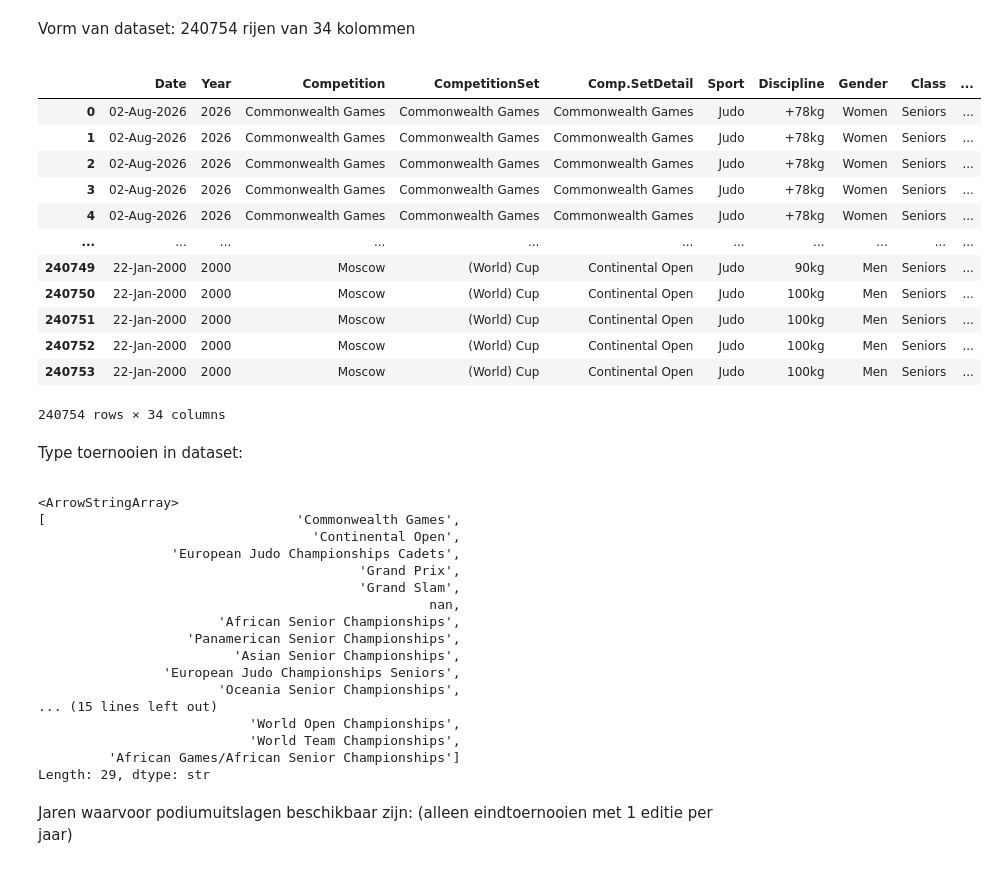
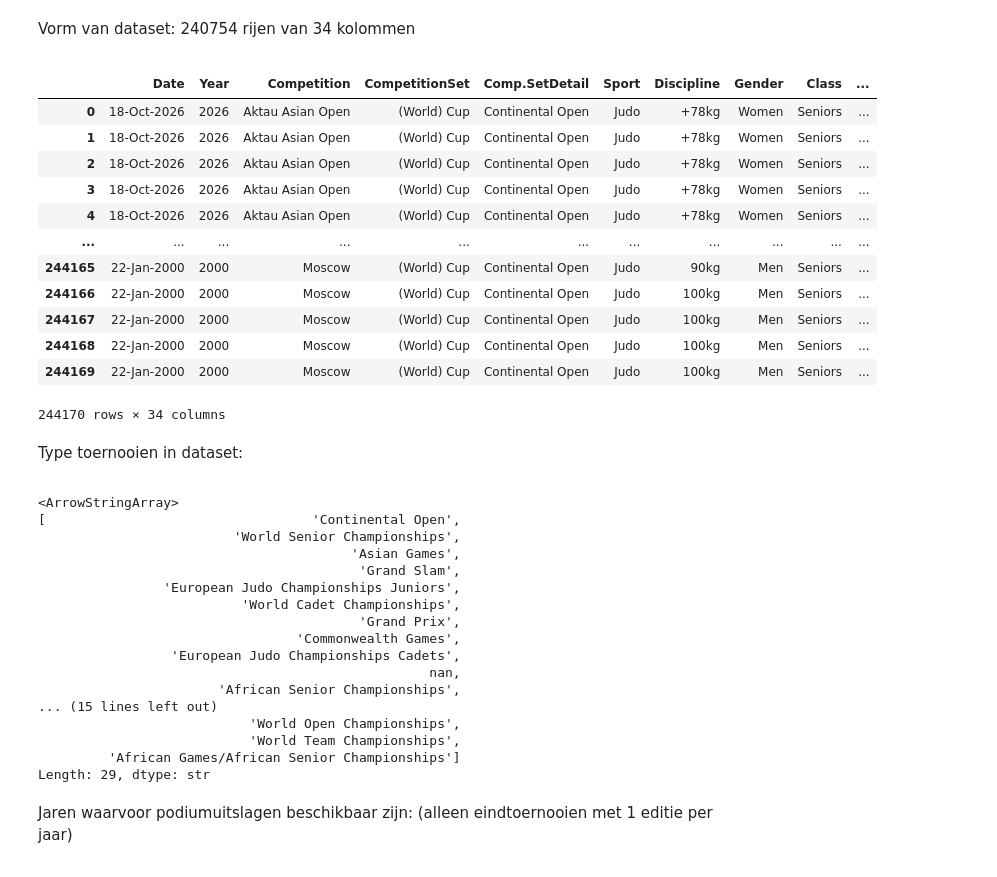
Before and after one commit to larsvanoostrum1/judoconversie, a Jupyter notebook: judo.ipynb, the cells around one changed output. Drawn from its saved outputs; the diff is of its cells as text; code cells hidden in the pictures.

```diff
--- a/judo.ipynb
+++ b/judo.ipynb
@@ -16,40 +16,40 @@ PLOTS_DIR.mkdir(parents=True, exist_ok=True)
 # %% [markdown]
 <p> Vorm van dataset: 240754 rijen van 34 kolommen <p>
 # %%
-df = pd.read_csv("d66ca724cd704e44858c2a736b4262df.csv")
+df = pd.read_csv("f61c367bebd3453e94245632c81b364b.csv")
 df = df.drop(columns=['Sec/Mtr/Pts', 'Phase', 'Is Olympic Discipline', 'Result']).copy()
 df
 # %% [output]
 |  | Date | Year | Competition | CompetitionSet | Comp.SetDetail | Sport | Discipline | Gender | Class | ... |
-| 0 | 02-Aug-2026 | 2026 | Commonwealth Games | Commonwealth Games | Commonwealth Games | Judo | +78kg | Women | Seniors | ... |
-| 1 | 02-Aug-2026 | 2026 | Commonwealth Games | Commonwealth Games | Commonwealth Games | Judo | +78kg | Women | Seniors | ... |
-| 2 | 02-Aug-2026 | 2026 | Commonwealth Games | Commonwealth Games | Commonwealth Games | Judo | +78kg | Women | Seniors | ... |
-| 3 | 02-Aug-2026 | 2026 | Commonwealth Games | Commonwealth Games | Commonwealth Games | Judo | +78kg | Women | Seniors | ... |
-| 4 | 02-Aug-2026 | 2026 | Commonwealth Games | Commonwealth Games | Commonwealth Games | Judo | +78kg | Women | Seniors | ... |
+| 0 | 18-Oct-2026 | 2026 | Aktau Asian Open | (World) Cup | Continental Open | Judo | +78kg | Women | Seniors | ... |
+| 1 | 18-Oct-2026 | 2026 | Aktau Asian Open | (World) Cup | Continental Open | Judo | +78kg | Women | Seniors | ... |
+| 2 | 18-Oct-2026 | 2026 | Aktau Asian Open | (World) Cup | Continental Open | Judo | +78kg | Women | Seniors | ... |
+| 3 | 18-Oct-2026 | 2026 | Aktau Asian Open | (World) Cup | Continental Open | Judo | +78kg | Women | Seniors | ... |
+| 4 | 18-Oct-2026 | 2026 | Aktau Asian Open | (World) Cup | Continental Open | Judo | +78kg | Women | Seniors | ... |
 | ... | ... | ... | ... | ... | ... | ... | ... | ... | ... | ... |
-| 240749 | 22-Jan-2000 | 2000 | Moscow | (World) Cup | Continental Open | Judo | 90kg | Men | Seniors | ... |
-| 240750 | 22-Jan-2000 | 2000 | Moscow | (World) Cup | Continental Open | Judo | 100kg | Men | Seniors | ... |
-| 240751 | 22-Jan-2000 | 2000 | Moscow | (World) Cup | Continental Open | Judo | 100kg | Men | Seniors | ... |
-| 240752 | 22-Jan-2000 | 2000 | Moscow | (World) Cup | Continental Open | Judo | 100kg | Men | Seniors | ... |
-| 240753 | 22-Jan-2000 | 2000 | Moscow | (World) Cup | Continental Open | Judo | 100kg | Men | Seniors | ... |
+| 244165 | 22-Jan-2000 | 2000 | Moscow | (World) Cup | Continental Open | Judo | 90kg | Men | Seniors | ... |
+| 244166 | 22-Jan-2000 | 2000 | Moscow | (World) Cup | Continental Open | Judo | 100kg | Men | Seniors | ... |
+| 244167 | 22-Jan-2000 | 2000 | Moscow | (World) Cup | Continental Open | Judo | 100kg | Men | Seniors | ... |
+| 244168 | 22-Jan-2000 | 2000 | Moscow | (World) Cup | Continental Open | Judo | 100kg | Men | Seniors | ... |
+| 244169 | 22-Jan-2000 | 2000 | Moscow | (World) Cup | Continental Open | Judo | 100kg | Men | Seniors | ... |
-240754 rows × 34 columns
+244170 rows × 34 columns
 # %% [markdown]
 <p>Type toernooien in dataset: <p>
 # %%
 df['Comp.SetDetail'].unique()
 # %% [output]
 <ArrowStringArray>
-[                                'Commonwealth Games',
-                                   'Continental Open',
+[                                  'Continental Open',
+                         'World Senior Championships',
+                                        'Asian Games',
+                                         'Grand Slam',
+                'European Judo Championships Juniors',
+                          'World Cadet Championships',
+                                         'Grand Prix',
+                                 'Commonwealth Games',
                  'European Judo Championships Cadets',
-                                         'Grand Prix',
-                                         'Grand Slam',
                                                   nan,
                        'African Senior Championships',
-                   'Panamerican Senior Championships',
-                         'Asian Senior Championships',
-                'European Judo Championships Seniors',
-                       'Oceania Senior Championships',
 ... (15 lines left out)
                            'World Open Championships',
                            'World Team Championships',
```
Also changed, not shown: parts of 16 cells of this notebook, 46 other files.
